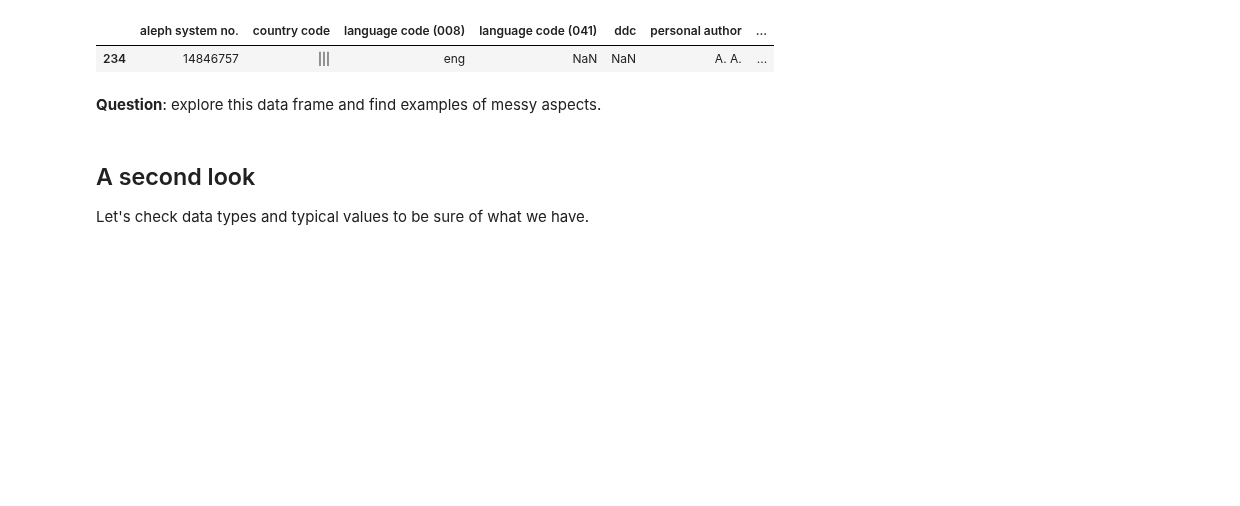
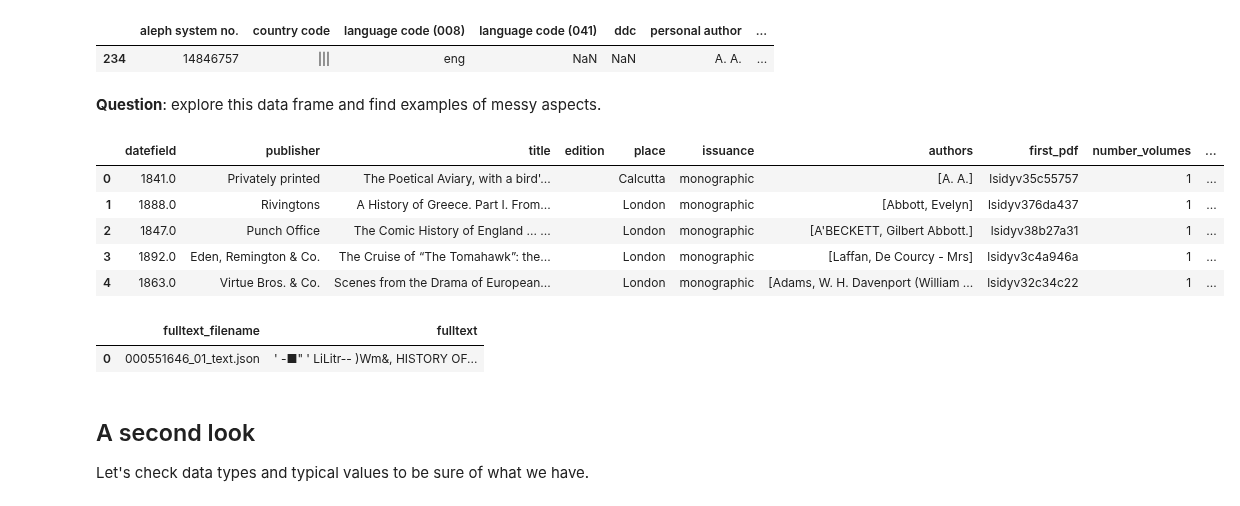
Before and after one commit to mromanello/ADA-DHOxSS, a Jupyter notebook: notebooks/2.2 Tidy data.ipynb, the cells around one changed output. Drawn from its saved outputs; the diff is of its cells as text; code cells hidden in the pictures; blank space fills up the shorter version.

```diff
--- a/notebooks/2.2 Tidy data.ipynb
+++ b/notebooks/2.2 Tidy data.ipynb
@@ -151,6 +151,20 @@ for f,t in texts.items():
     fulltext.append(text)
 
 df_texts = pd.DataFrame.from_dict({"fulltext_filename": fulltext_filename, "fulltext": fulltext})
+# %%
+df_meta.head(5)
+# %% [output]
+|  | datefield | publisher | title | edition | place | issuance | authors | first_pdf | number_volumes | ... |
+| 0 | 1841.0 | Privately printed | The Poetical Aviary, with a bird'... |  | Calcutta | monographic | [A. A.] | lsidyv35c55757 | 1 | ... |
+| 1 | 1888.0 | Rivingtons | A History of Greece. Part I. From... |  | London | monographic | [Abbott, Evelyn] | lsidyv376da437 | 1 | ... |
+| 2 | 1847.0 | Punch Office | The Comic History of England ... ... |  | London | monographic | [A'BECKETT, Gilbert Abbott.] | lsidyv38b27a31 | 1 | ... |
+| 3 | 1892.0 | Eden, Remington & Co. | The Cruise of “The Tomahawk”: the... |  | London | monographic | [Laffan, De Courcy - Mrs] | lsidyv3c4a946a | 1 | ... |
+| 4 | 1863.0 | Virtue Bros. & Co. | Scenes from the Drama of European... |  | London | monographic | [Adams, W. H. Davenport (William ... | lsidyv32c34c22 | 1 | ... |
+# %%
+df_texts.head(1)
+# %% [output]
+|  | fulltext_filename | fulltext |
+| 0 | 000551646_01_text.json | ' -■" ' LiLitr-- )Wm&, HISTORY OF... |
 # %% [markdown]
 ## A second look
 Let's check data types and typical values to be sure of what we have.
```
Also changed, not shown: parts of 5 cells of this notebook.
